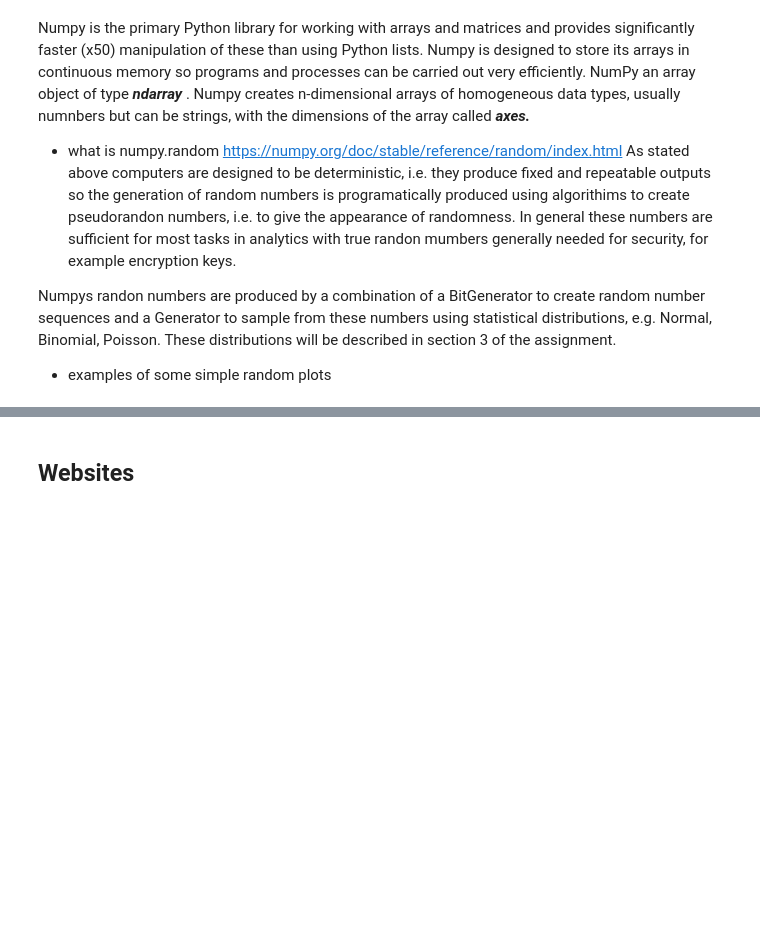
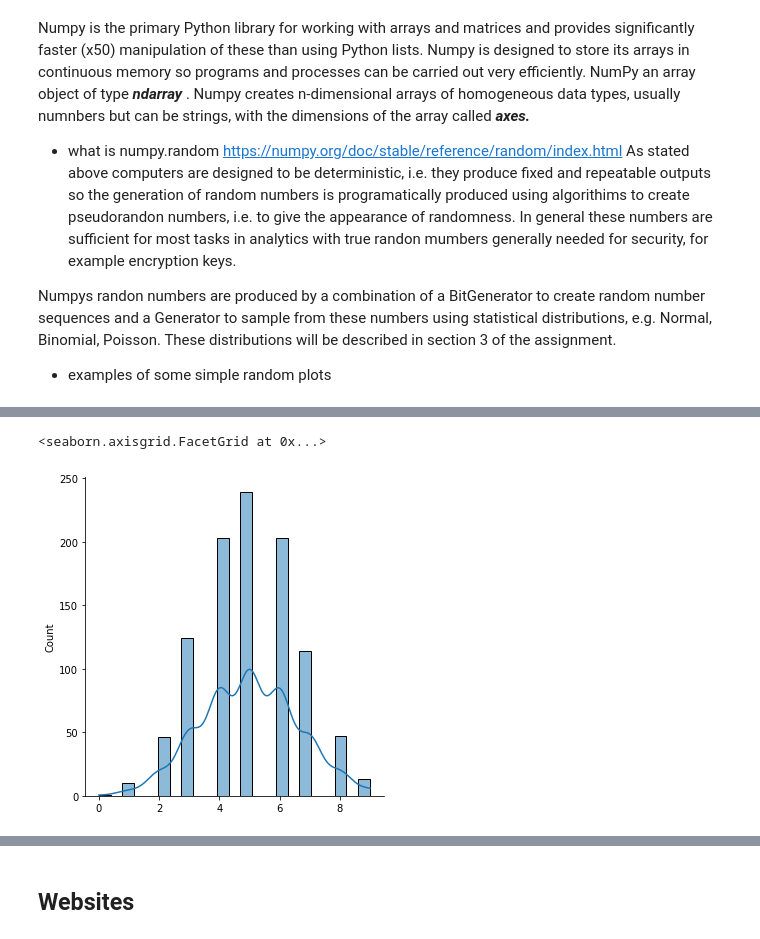
Before and after one commit to donneger/numpy_random, a Jupyter notebook: random.ipynb, the cells around one changed output, grey strips where cells are left out. Saved outputs shown, nothing was run; the diff lists cells and outputs as text; code cells hidden in the pictures; blank space fills up the shorter version.

```diff
--- a/random.ipynb
+++ b/random.ipynb
@@ -129,0 +228,6 @@ This is a random 3x5 array of integers from an array of numbers:
+# %%
+#Example of a coin toss
+sns.displot(random.binomial(n=10, p=0.5, size=1000),kde=True)
+# %% [output]
+<seaborn.axisgrid.FacetGrid at 0x...>
+[figure, added]
```
Also changed, not shown: parts of 41 cells of this notebook.
